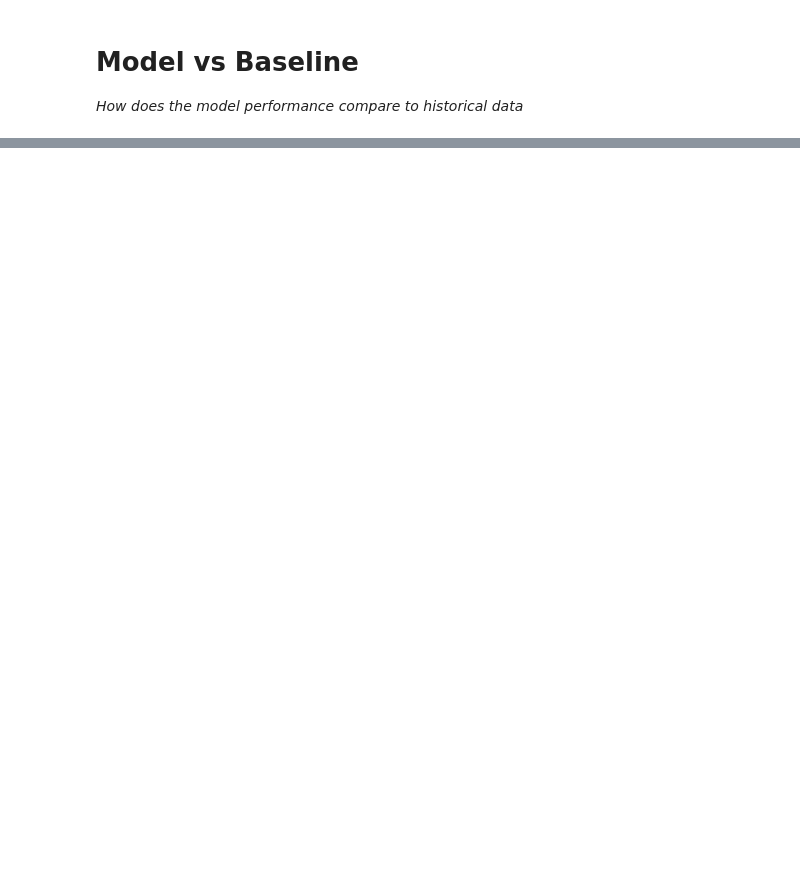
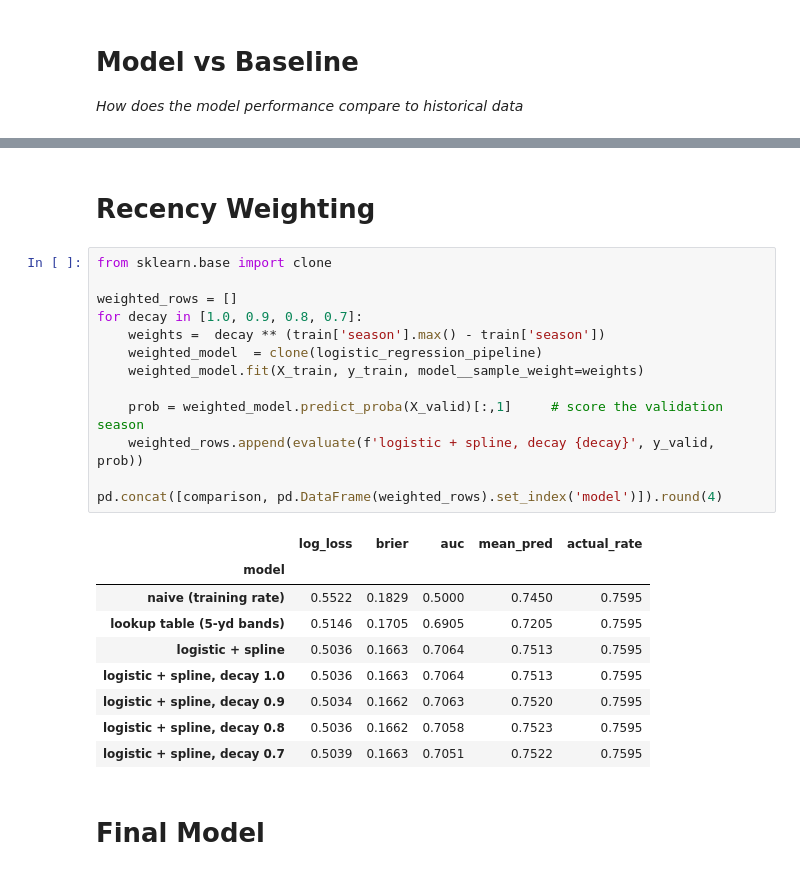
Before and after one commit to mjsweat-bu/cfb-project, a Jupyter notebook: notebooks/field_goal_model.ipynb, the cells around one changed output, grey strips where cells are left out. Saved outputs shown, nothing was run; the diff lists cells and outputs as text; blank space fills up the shorter version.

```diff
--- a/notebooks/field_goal_model.ipynb
+++ b/notebooks/field_goal_model.ipynb
@@ -246,0 +392,27 @@ comparison.round(4)
+# %% [markdown]
+# Recency Weighting
+# %%
+from sklearn.base import clone
+
+weighted_rows = []
+for decay in [1.0, 0.9, 0.8, 0.7]:
+    weights =  decay ** (train['season'].max() - train['season'])
+    weighted_model  = clone(logistic_regression_pipeline)
+    weighted_model.fit(X_train, y_train, model__sample_weight=weights)
+
+    prob = weighted_model.predict_proba(X_valid)[:,1]     # score the validation season
+    weighted_rows.append(evaluate(f'logistic + spline, decay {decay}', y_valid, prob))
+
+pd.concat([comparison, pd.DataFrame(weighted_rows).set_index('model')]).round(4)
+# %% [output]
+|  | log_loss | brier | auc | mean_pred | actual_rate |
+| model |  |  |  |  |  |
+| naive (training rate) | 0.5522 | 0.1829 | 0.5000 | 0.7450 | 0.7595 |
+| lookup table (5-yd bands) | 0.5146 | 0.1705 | 0.6905 | 0.7205 | 0.7595 |
+| logistic + spline | 0.5036 | 0.1663 | 0.7064 | 0.7513 | 0.7595 |
+| logistic + spline, decay 1.0 | 0.5036 | 0.1663 | 0.7064 | 0.7513 | 0.7595 |
+| logistic + spline, decay 0.9 | 0.5034 | 0.1662 | 0.7063 | 0.7520 | 0.7595 |
+| logistic + spline, decay 0.8 | 0.5036 | 0.1662 | 0.7058 | 0.7523 | 0.7595 |
+| logistic + spline, decay 0.7 | 0.5039 | 0.1663 | 0.7051 | 0.7522 | 0.7595 |
+# %% [markdown]
+# Final Model
```
Also changed, not shown: parts of 9 cells of this notebook, 9 other files.
